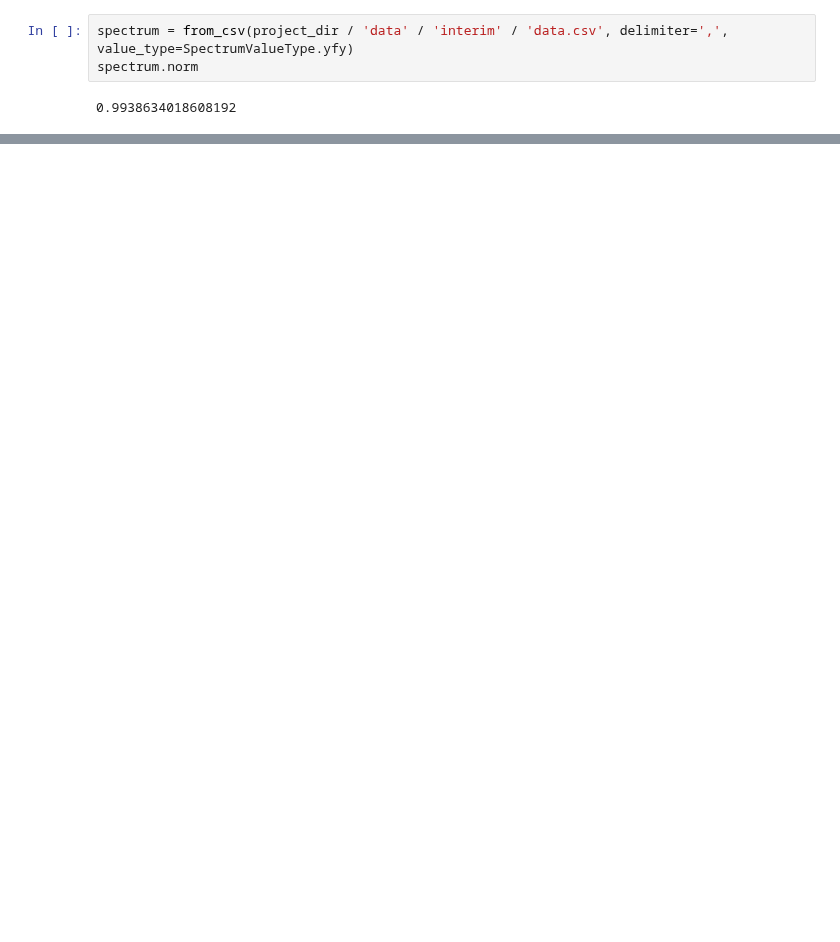
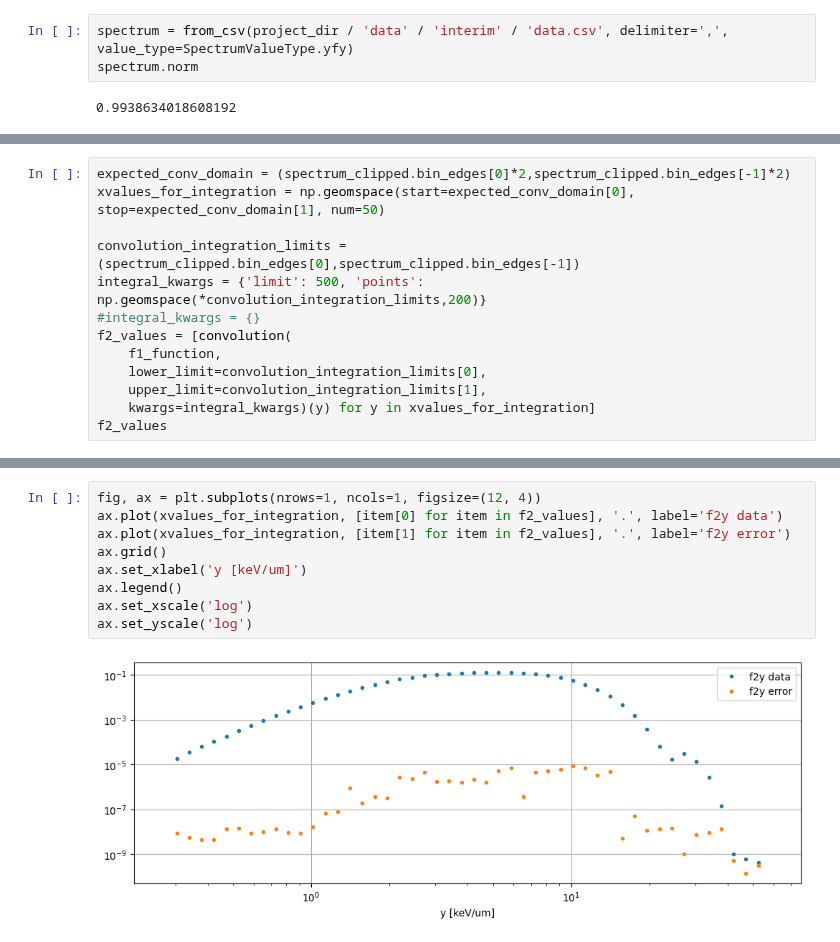
Before and after one commit to grzanka/microdosimetric_spectra_folding, a Jupyter notebook: notebooks/0.2-validation-convolutions.ipynb, the cells around one changed output, grey strips where cells are left out. Drawn from its saved outputs; the diff is of its cells as text; blank space fills up the shorter version.

```diff
--- a/notebooks/0.2-validation-convolutions.ipynb
+++ b/notebooks/0.2-validation-convolutions.ipynb
@@ -210,0 +321,13 @@ function_norm(spectrum.bin_value, args=(SpectrumValueType.fy,))
+# %%
+expected_conv_domain = (spectrum_clipped.bin_edges[0]*2,spectrum_clipped.bin_edges[-1]*2)
+xvalues_for_integration = np.geomspace(start=expected_conv_domain[0], stop=expected_conv_domain[1], num=50)
+
+convolution_integration_limits = (spectrum_clipped.bin_edges[0],spectrum_clipped.bin_edges[-1])
+integral_kwargs = {'limit': 500, 'points': np.geomspace(*convolution_integration_limits,200)}
+#integral_kwargs = {}
+f2_values = [convolution(
+    f1_function,
+    lower_limit=convolution_integration_limits[0],
+    upper_limit=convolution_integration_limits[1],
+    kwargs=integral_kwargs)(y) for y in xvalues_for_integration]
+f2_values
@@ -210,0 +352,11 @@ function_norm(spectrum.bin_value, args=(SpectrumValueType.fy,))
+# %%
+fig, ax = plt.subplots(nrows=1, ncols=1, figsize=(12, 4))
+ax.plot(xvalues_for_integration, [item[0] for item in f2_values], '.', label='f2y data')
+ax.plot(xvalues_for_integration, [item[1] for item in f2_values], '.', label='f2y error')
+ax.grid()
+ax.set_xlabel('y [keV/um]')
+ax.legend()
+ax.set_xscale('log')
+ax.set_yscale('log')
+# %% [output]
+[figure, added]
```
Also changed, not shown: parts of 25 cells of this notebook.
